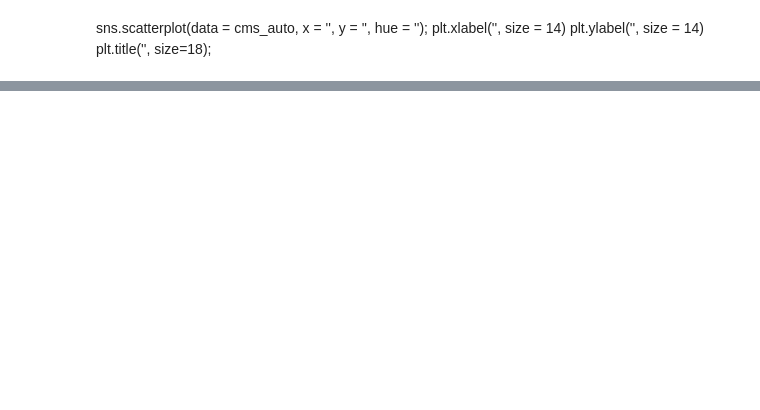
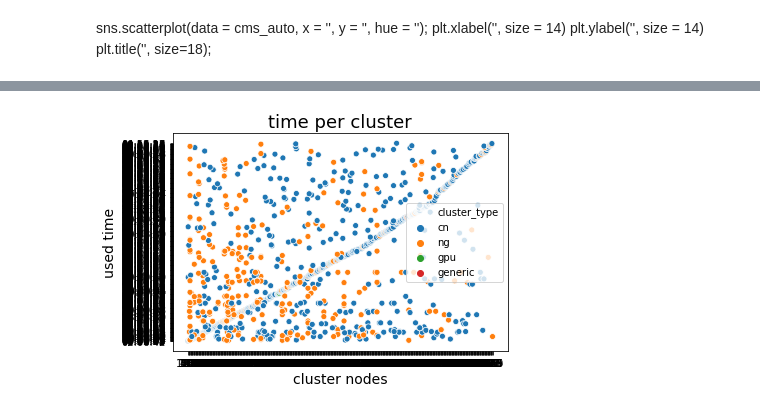
Before and after one commit to nss-data-science-cohort-4/dq2-accre-amd, a Jupyter notebook: notebooks/accre_jobs_2020_cms.ipynb, the cells around one changed output, grey strips where cells are left out. Cells and saved outputs as stored; diff of their text form; code cells hidden in the pictures; blank space fills up the shorter version.

```diff
--- a/notebooks/accre_jobs_2020_cms.ipynb
+++ b/notebooks/accre_jobs_2020_cms.ipynb
@@ -143,0 +156,4 @@ plt.title('time per cluster', size=18);
+# %%
+cms_auto_10hr_sample1000 = cms_auto[~cms_auto['usedtime'].str.contains('-')]
+cms_auto_10hr_sample1000 = cms_auto_10hr_sample1000[cms_auto_10hr_sample1000['usedtime'].str.contains('0?.??.??')].sample(n=1000)
+cms_auto_10hr_sample1000
@@ -143,0 +174,7 @@ plt.title('time per cluster', size=18);
+# %%
+sns.scatterplot(data = cms_auto_10hr_sample1000, x = 'cluster_nodes', y = 'usedtime', hue = 'cluster_type');
+plt.xlabel('cluster nodes', size = 14)
+plt.ylabel('used time', size = 14)
+plt.title('time per cluster', size=18);
+# %% [output]
+[figure, added]
```
Also changed, not shown: parts of 12 cells of this notebook.
